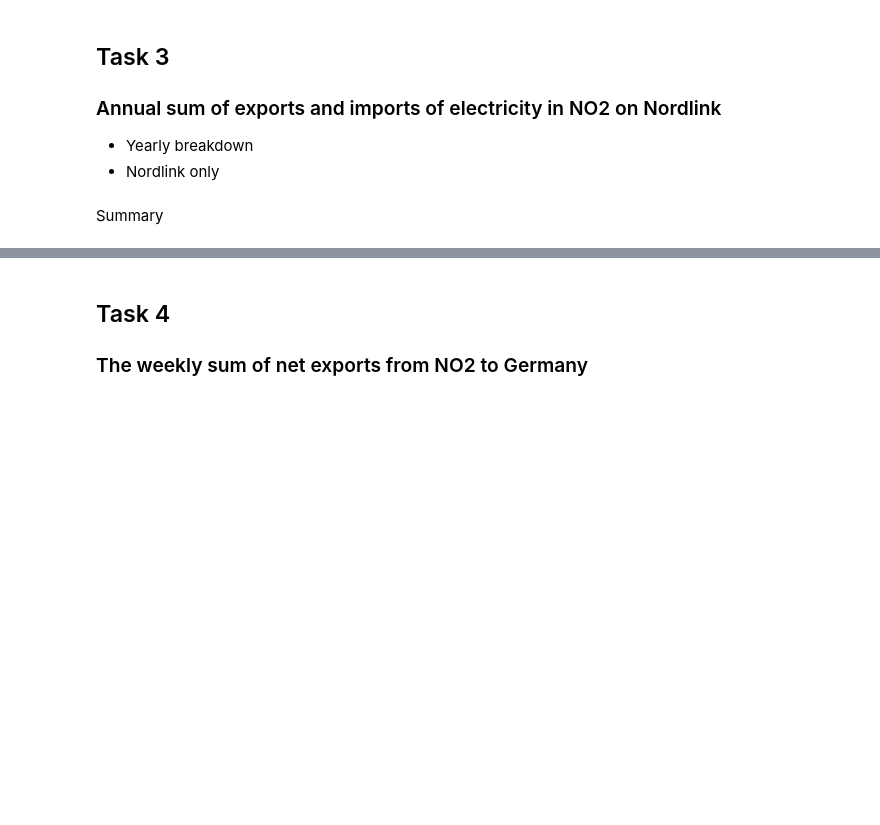
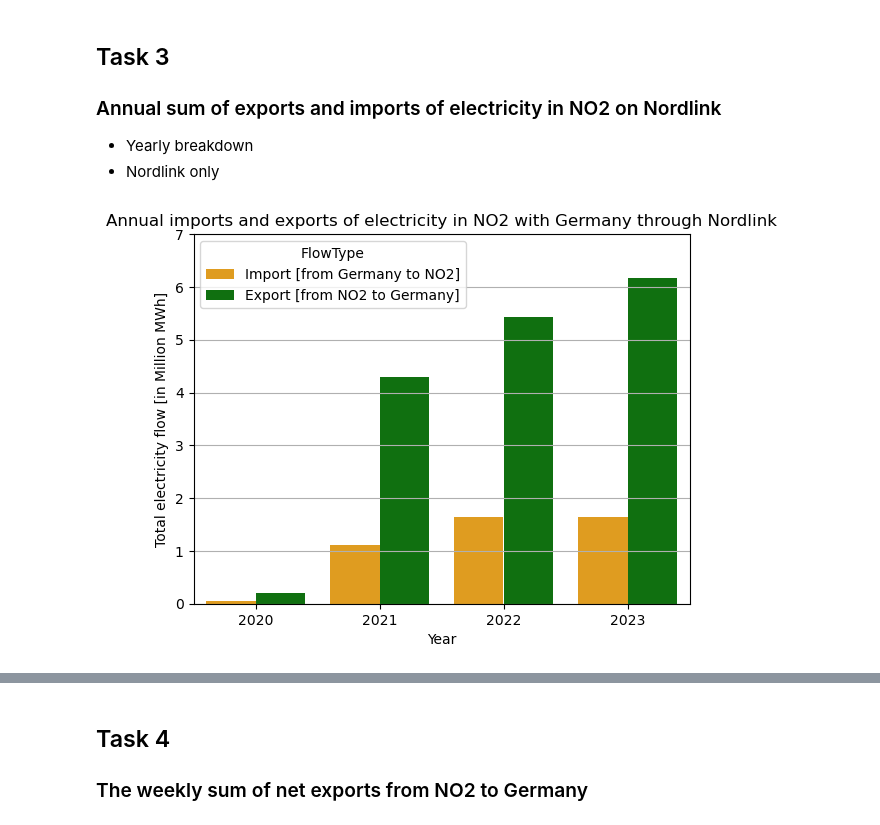
Before and after one commit to rymdd/TECH2-H24-Termpaper-G9, a Jupyter notebook: paper.ipynb, the cells around one changed output, grey strips where cells are left out. Cells and saved outputs as stored; diff of their text form; code cells hidden in the pictures; blank space fills up the shorter version.

```diff
--- a/paper.ipynb
+++ b/paper.ipynb
@@ -114,18 +138,21 @@ Summary
 # %%
 # Transform to datetime object and create a year variable
 physicalflows["DateTime"] = pd.to_datetime(physicalflows["DateTime"])
 physicalflows["Year"] = physicalflows["DateTime"].dt.year
 
 # Calculate the import and export flows
 imports, exports = physicalflows[physicalflows["InMapCode"] == "NO2"].groupby("Year")["FlowValue"].sum().reset_index(), physicalflows[physicalflows["OutMapCode"] == "NO2"].groupby("Year")["FlowValue"].sum().reset_index()
-imports["FlowType"], exports["FlowType"] = "Import", "Export"
+imports["FlowType"], exports["FlowType"] = "Import [from Germany to NO2]", "Export [from NO2 to Germany]"
 
 flow_data = pd.concat([imports, exports])
 
 # Plot the import and export flows in million MWh
 sns.barplot(data=flow_data, x="Year", y="FlowValue", hue="FlowType", palette=["orange", "green"])
-plt.title("Annual imports and exports of electricity in NO2 with Germany")
+plt.title("Annual imports and exports of electricity in NO2 with Germany through Nordlink")
 plt.ylabel("Total electricity flow [in Million MWh]")
+plt.grid(axis='y')
 plt.yticks(ticks=plt.yticks()[0], labels=[f'{int(tick/1e6)}' for tick in plt.yticks()[0]])
 plt.savefig("figure_task3.png")
 plt.show()
+# %% [output]
+[figure, added]
@@ -141,2 +158,0 @@ plt.show()
-# %% [markdown]
-Summary
```
Also changed, not shown: parts of 15 cells of this notebook, 4 other files.
